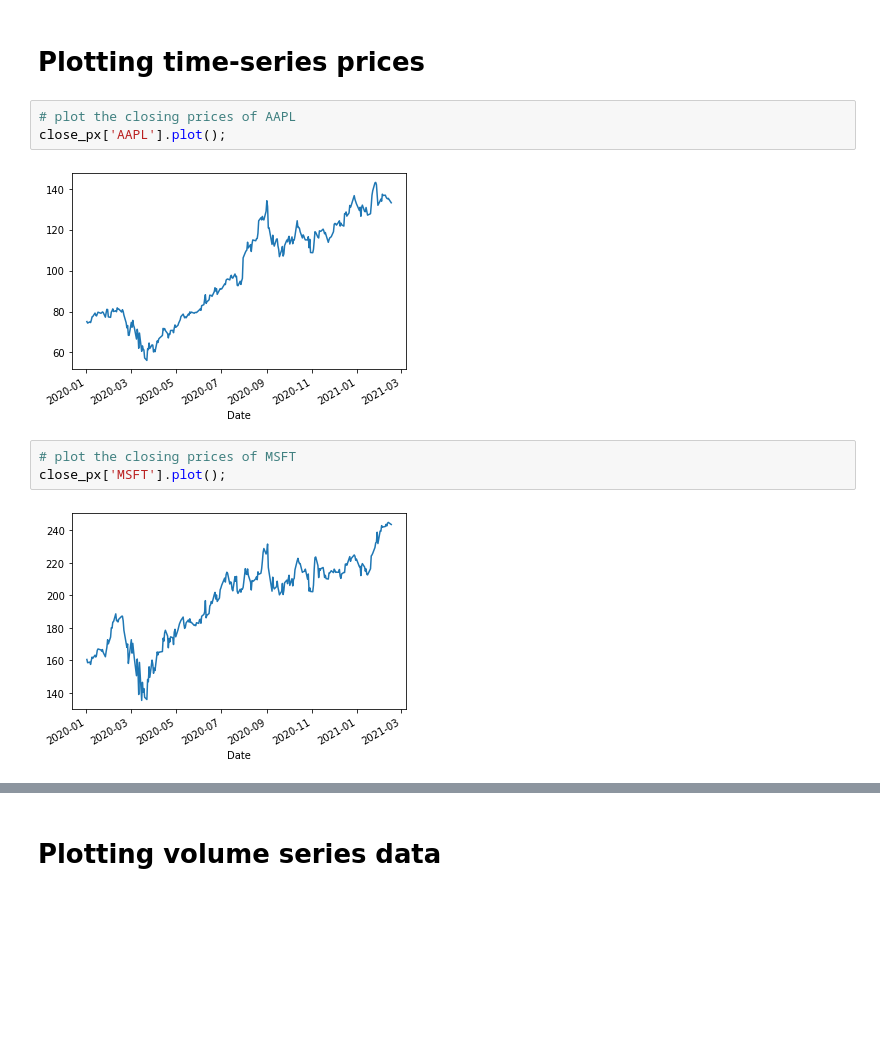
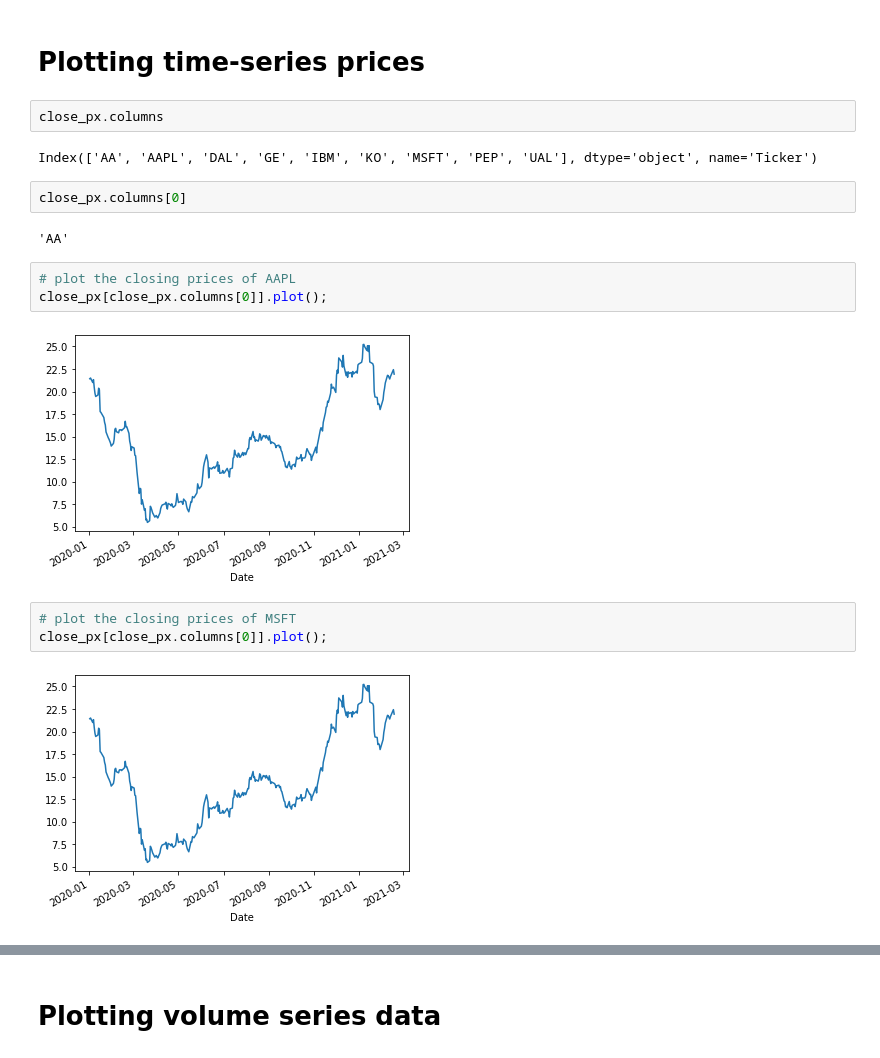
Before and after one commit to jiayou60/Learning-Pandas-Second-Edition, a Jupyter notebook: Chapter15/15_Finance.ipynb, the cells around one changed output, grey strips where cells are left out. Cells and saved outputs as stored; diff of their text form; blank space fills up the shorter version.

```diff
--- a/Chapter15/15_Finance.ipynb
+++ b/Chapter15/15_Finance.ipynb
@@ -168,15 +161,23 @@ Date
 2020-01-08  75.797501  58.849998  11.94  135.309998
 # %% [markdown]
 # Plotting time-series prices
+# %%
+close_px.columns
+# %% [output]
+Index(['AA', 'AAPL', 'DAL', 'GE', 'IBM', 'KO', 'MSFT', 'PEP', 'UAL'], dtype='object', name='Ticker')
+# %%
+close_px.columns[0]
+# %% [output]
+'AA'
 # %%
 # plot the closing prices of AAPL
-close_px['AAPL'].plot();
+close_px[close_px.columns[0]].plot();
 # %% [output]
-[figure, old version]
+[figure, new version]
 # %%
 # plot the closing prices of MSFT
-close_px['MSFT'].plot();
+close_px[close_px.columns[0]].plot();
 # %% [output]
-[figure, old version]
+[figure, new version]
 # %%
 # plot MSFT vs AAPL on the same chart
```
Also changed, not shown: parts of 23 cells of this notebook.
